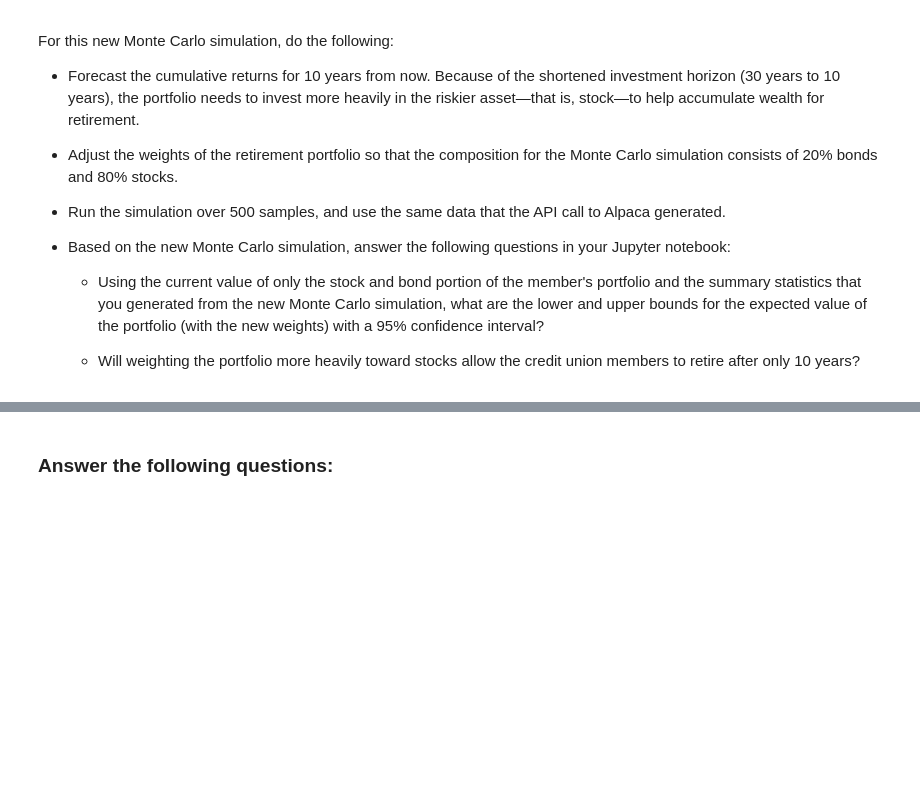
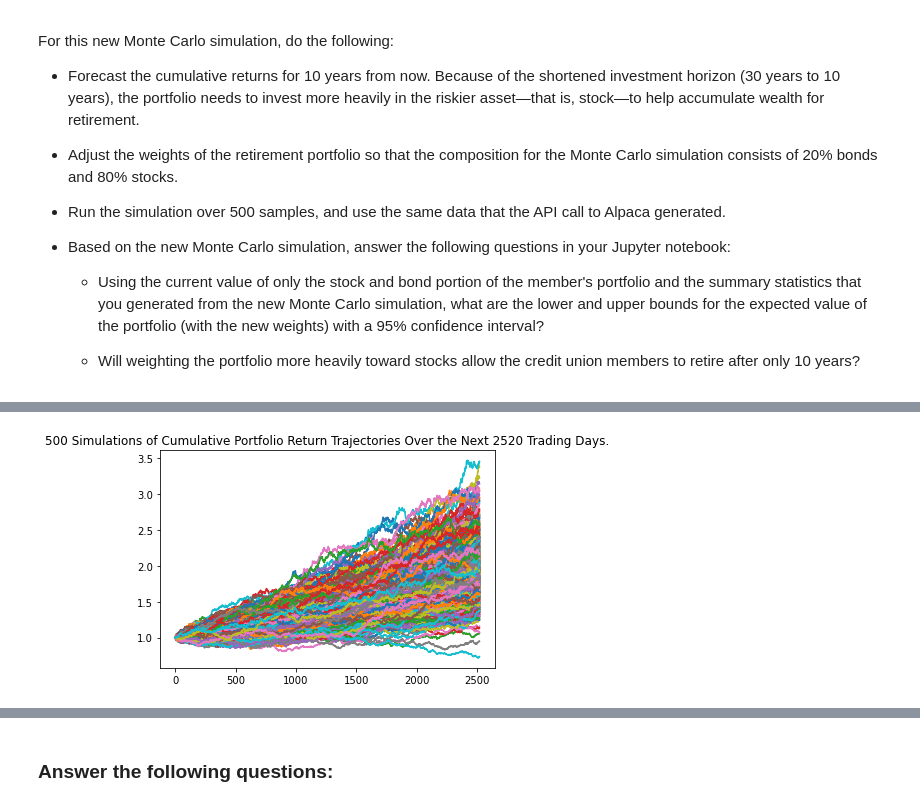
Before and after one commit to odhissm/financial_planner, a Jupyter notebook: financial_planner_app/financial_planning_tools.ipynb, the cells around one changed output, grey strips where cells are left out. Cells and saved outputs as stored; diff of their text form; code cells hidden in the pictures; blank space fills up the shorter version.

```diff
--- a/financial_planner_app/financial_planning_tools.ipynb
+++ b/financial_planner_app/financial_planning_tools.ipynb
@@ -461,7 +618,12 @@ For this new Monte Carlo simulation, do the following:
 # Configure a Monte Carlo simulation to forecast 10 years cumulative returns
 # The weights should be split 20% to AGG and 80% to SPY.
 # Run 500 samples.
-# YOUR CODE HERE
+MC_10years = MCSimulation(
+    portfolio_data = prices_df,
+    weights = [.80, .20],
+    num_simulation = 500,
+    num_trading_days = 252*10
+)
 
 # Review the simulation input data
-# YOUR CODE HERE
+MC_10years.portfolio_data.head()
@@ -471,7 +673,12 @@ For this new Monte Carlo simulation, do the following:
 # %%
 # Visualize the 10-year Monte Carlo simulation by creating an
 # overlay line plot
-# YOUR CODE HERE
+MC_10years_sim_line_plot = MC_10years.plot_simulation()
+
+# Save the plot for future use
+MC_10years_sim_line_plot.get_figure().savefig("./Images/MC_10years_sim_plot.png", bbox_inches="tight")
+# %% [output]
+[figure, added]
 # %%
 # Visualize the probability distribution of the 10-year Monte Carlo simulation
 # by plotting a histogram
```
Also changed, not shown: parts of 37 cells of this notebook, 4 other files.
